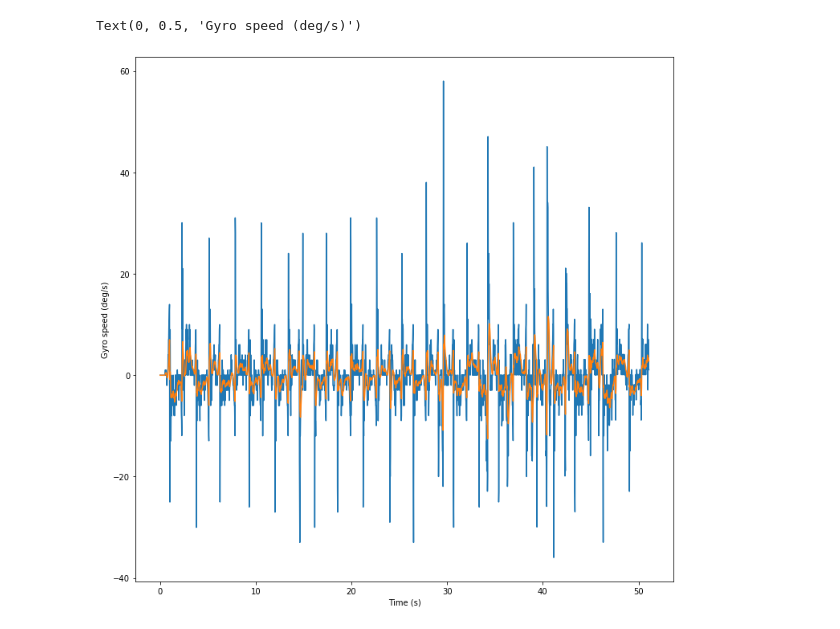
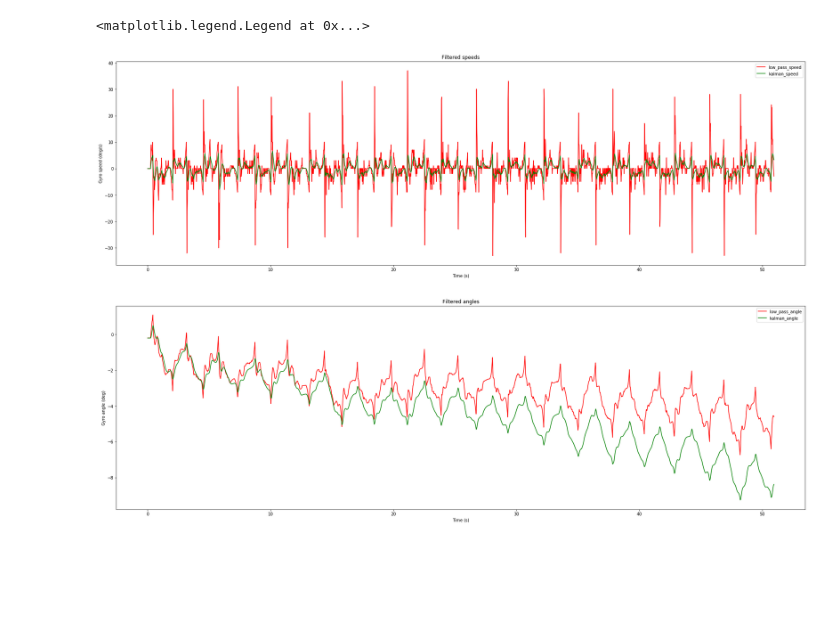
Before and after one commit to TheNoobInventor/lego-ev3-segway, a Jupyter notebook: lego_segway_plots.ipynb, the cells around one changed output. Cells and saved outputs as stored; diff of their text form; code cells hidden in the pictures; blank space fills up the shorter version.

```diff
--- a/lego_segway_plots.ipynb
+++ b/lego_segway_plots.ipynb
@@ -27,13 +23,25 @@ kalman_speed = filtered_speed[' kalman speed']
 low_pass_angle = filtered_angle[' low pass angle']
 kalman_angle = filtered_angle[' kalman angle']
 # %%
-# Plot
+# Plots
 
-plt.figure(figsize=(12,12))
-plt.plot(time, low_pass_speed)
-plt.plot(time, kalman_speed)
-plt.xlabel('Time (s)')
-plt.ylabel('Gyro speed (deg/s)')
+figure, axis = plt.subplots(2, 1, figsize=(30, 20))
+
+# For filtered speeds
+axis[0].plot(time, low_pass_speed, color='r', label='low_pass_speed')
+axis[0].plot(time, kalman_speed, color='g', label='kalman_speed')
+axis[0].set_title("Filtered speeds")
+axis[0].set(xlabel='Time (s)')
+axis[0].set(ylabel= 'Gyro speed (deg/s)')
+axis[0].legend()
+
+# For filtered angles
+axis[1].plot(time, low_pass_angle, color='r', label='low_pass_angle')
+axis[1].plot(time, kalman_angle, color='g', label='kalman_angle')
+axis[1].set_title("Filtered angles")
+axis[1].set(xlabel='Time (s)')
+axis[1].set(ylabel= 'Gyro angle (deg)')
+axis[1].legend()
 # %% [output]
-Text(0, 0.5, 'Gyro speed (deg/s)')
+<matplotlib.legend.Legend at 0x...>
-[figure, old version]
+[figure, new version]
```
Also changed, not shown: parts of 4 cells of this notebook, 3 other files.
